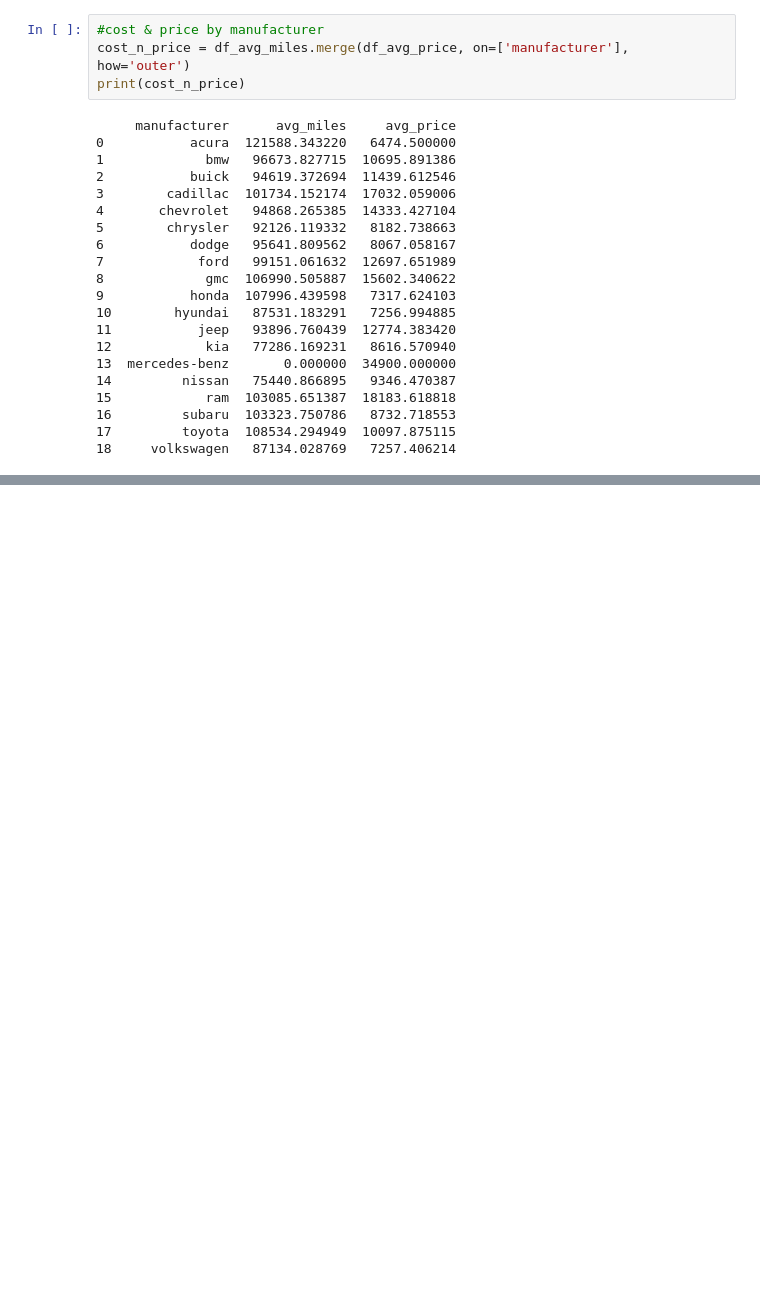
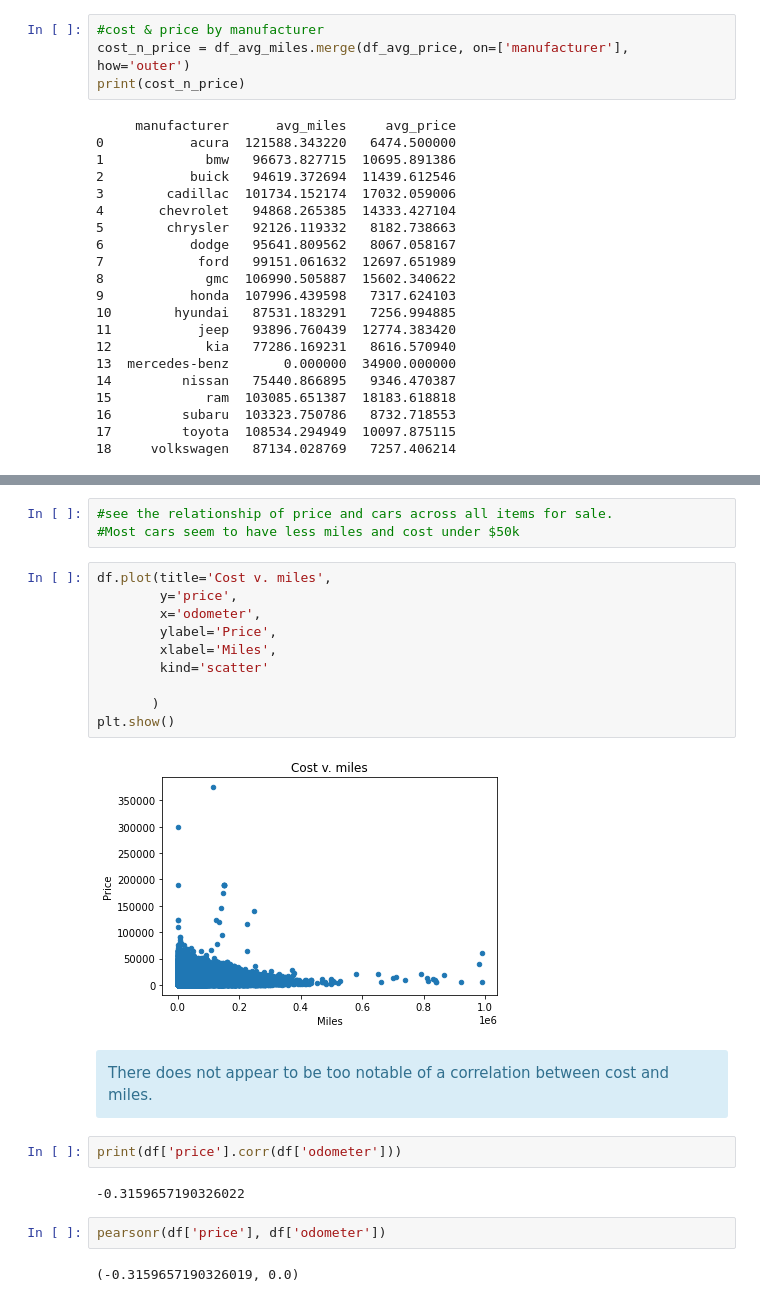
Before and after one commit to imnatec/proj_one, a Jupyter notebook: notebooks/EDA.ipynb, the cells around one changed output, grey strips where cells are left out. Drawn from its saved outputs; the diff is of its cells as text; blank space fills up the shorter version.

```diff
--- a/notebooks/EDA.ipynb
+++ b/notebooks/EDA.ipynb
@@ -148,0 +165,26 @@ ValueError: Mime type rendering requires nbformat>=4.2.0 but it is not installed
+# %%
+#see the relationship of price and cars across all items for sale.
+#Most cars seem to have less miles and cost under $50k
+# %%
+df.plot(title='Cost v. miles',
+        y='price',
+        x='odometer',
+        ylabel='Price',
+        xlabel='Miles',
+        kind='scatter'
+
+       )
+plt.show()
+# %% [output]
+[figure, added]
+# %% [markdown]
+<div class='alert alert-info'>
+There does not appear to be too notable of a correlation between cost and miles.
+# %%
+print(df['price'].corr(df['odometer']))
+# %% [output]
+-0.3159657190326022
+# %%
+pearsonr(df['price'], df['odometer'])
+# %% [output]
+(-0.3159657190326019, 0.0)
```
Also changed, not shown: parts of 24 cells of this notebook.
